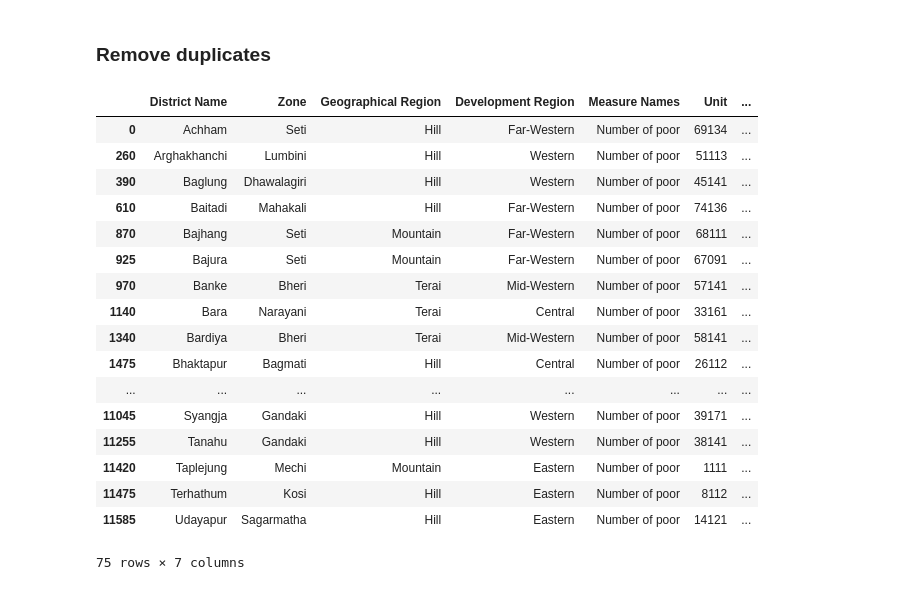
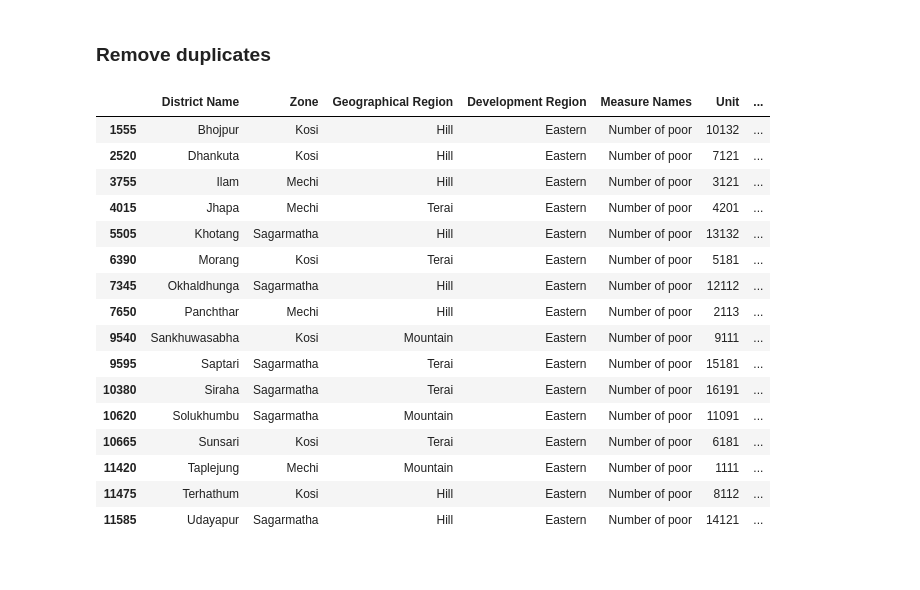
Before and after one commit to PragyanSubedi/Nepalese-dataset-visualization, a Jupyter notebook: Poverty visualization/District wise poverty.ipynb, the cells around one changed output. Drawn from its saved outputs; the diff is of its cells as text; code cells hidden in the pictures.

```diff
--- a/Poverty visualization/District wise poverty.ipynb
+++ b/Poverty visualization/District wise poverty.ipynb
@@ -32,23 +41,4 @@ array(['Number of poor'], dtype=object)
 # %% [markdown]
 ### Remove duplicates
 # %%
-poor_df.drop_duplicates('District Name')
+poor_df = poor_df.drop_duplicates('District Name')
-# %% [output]
-|  | District Name | Zone | Geographical Region | Development Region | Measure Names | Unit | ... |
-| 0 | Achham | Seti | Hill | Far-Western | Number of poor | 69134 | ... |
-| 260 | Arghakhanchi | Lumbini | Hill | Western | Number of poor | 51113 | ... |
-| 390 | Baglung | Dhawalagiri | Hill | Western | Number of poor | 45141 | ... |
-| 610 | Baitadi | Mahakali | Hill | Far-Western | Number of poor | 74136 | ... |
-| 870 | Bajhang | Seti | Mountain | Far-Western | Number of poor | 68111 | ... |
-| 925 | Bajura | Seti | Mountain | Far-Western | Number of poor | 67091 | ... |
-| 970 | Banke | Bheri | Terai | Mid-Western | Number of poor | 57141 | ... |
-| 1140 | Bara | Narayani | Terai | Central | Number of poor | 33161 | ... |
-| 1340 | Bardiya | Bheri | Terai | Mid-Western | Number of poor | 58141 | ... |
-| 1475 | Bhaktapur | Bagmati | Hill | Central | Number of poor | 26112 | ... |
-| ... | ... | ... | ... | ... | ... | ... | ... |
-| 11045 | Syangja | Gandaki | Hill | Western | Number of poor | 39171 | ... |
-| 11255 | Tanahu | Gandaki | Hill | Western | Number of poor | 38141 | ... |
-| 11420 | Taplejung | Mechi | Mountain | Eastern | Number of poor | 1111 | ... |
-| 11475 | Terhathum | Kosi | Hill | Eastern | Number of poor | 8112 | ... |
-| 11585 | Udayapur | Sagarmatha | Hill | Eastern | Number of poor | 14121 | ... |
-75 rows × 7 columns
@@ -54,0 +51,20 @@ poor_df.drop_duplicates('District Name')
+# %%
+eastern_df
+# %% [output]
+|  | District Name | Zone | Geographical Region | Development Region | Measure Names | Unit | ... |
+| 1555 | Bhojpur | Kosi | Hill | Eastern | Number of poor | 10132 | ... |
+| 2520 | Dhankuta | Kosi | Hill | Eastern | Number of poor | 7121 | ... |
+| 3755 | Ilam | Mechi | Hill | Eastern | Number of poor | 3121 | ... |
+| 4015 | Jhapa | Mechi | Terai | Eastern | Number of poor | 4201 | ... |
+| 5505 | Khotang | Sagarmatha | Hill | Eastern | Number of poor | 13132 | ... |
+| 6390 | Morang | Kosi | Terai | Eastern | Number of poor | 5181 | ... |
+| 7345 | Okhaldhunga | Sagarmatha | Hill | Eastern | Number of poor | 12112 | ... |
+| 7650 | Panchthar | Mechi | Hill | Eastern | Number of poor | 2113 | ... |
+| 9540 | Sankhuwasabha | Kosi | Mountain | Eastern | Number of poor | 9111 | ... |
+| 9595 | Saptari | Sagarmatha | Terai | Eastern | Number of poor | 15181 | ... |
+| 10380 | Siraha | Sagarmatha | Terai | Eastern | Number of poor | 16191 | ... |
+| 10620 | Solukhumbu | Sagarmatha | Mountain | Eastern | Number of poor | 11091 | ... |
+| 10665 | Sunsari | Kosi | Terai | Eastern | Number of poor | 6181 | ... |
+| 11420 | Taplejung | Mechi | Mountain | Eastern | Number of poor | 1111 | ... |
+| 11475 | Terhathum | Kosi | Hill | Eastern | Number of poor | 8112 | ... |
+| 11585 | Udayapur | Sagarmatha | Hill | Eastern | Number of poor | 14121 | ... |
```
Also changed, not shown: parts of 5 cells of this notebook, 1 other file.
